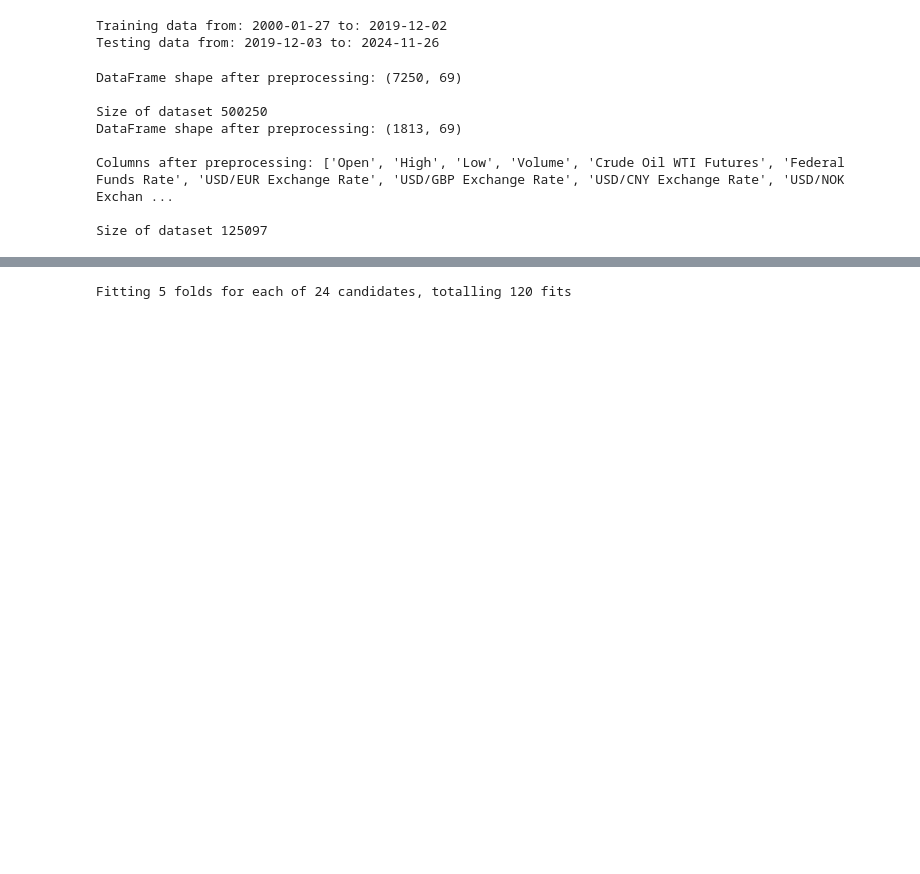
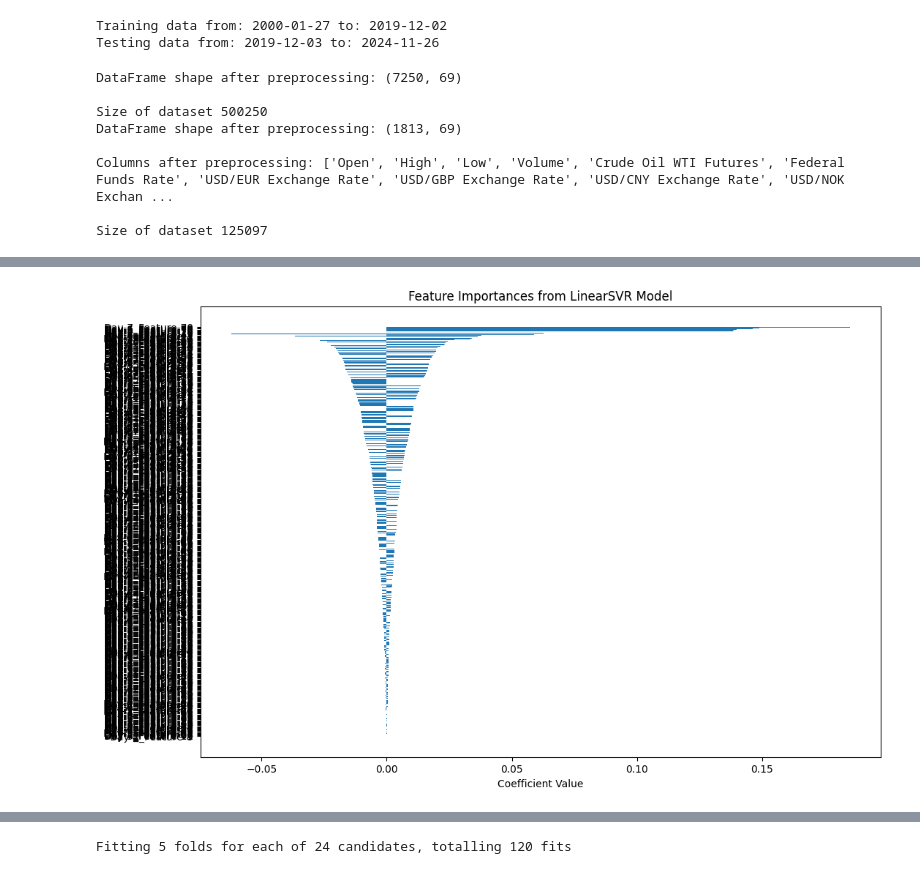
Before and after one commit to KareemAbedHelmy/StockPrediction, a Jupyter notebook: LeeFiles/data_preprocessingv3_dataset3.ipynb, the cells around one changed output, grey strips where cells are left out. Drawn from its saved outputs; the diff is of its cells as text; code cells hidden in the pictures; blank space fills up the shorter version.

```diff
--- a/LeeFiles/data_preprocessingv3_dataset3.ipynb
+++ b/LeeFiles/data_preprocessingv3_dataset3.ipynb
@@ -869,19 +929,29 @@ Fitting 5 folds for each of 25 candidates, totalling 125 fits
 # %%
 # Analyze feature importances (coefficients)
 feature_names = []
 num_features = scaled_train_data.shape[1]  # Total number of features per day
 for i in range(7):  # For each day in the window
     for j in range(num_features):
         feature_names.append(f"Day-{i+1}_Feature-{j+1}")
 
 coefficients = best_svr.coef_
 
 # Create a DataFrame for coefficients
 coef_df = pd.DataFrame({
     'Feature': feature_names,
     'Coefficient': coefficients
 })
 
 # Sort coefficients by absolute value
 coef_df['Abs_Coefficient'] = coef_df['Coefficient'].abs()
 coef_df.sort_values(by='Abs_Coefficient', ascending=False, inplace=True)
+
+# Plot the feature importances
+plt.figure(figsize=(12, 8))
+plt.barh(coef_df['Feature'], coef_df['Coefficient'])
+plt.xlabel('Coefficient Value')
+plt.title('Feature Importances from LinearSVR Model')
+plt.gca().invert_yaxis()
+plt.show()
+# %% [output]
+[figure, added]
```
Also changed, not shown: parts of 11 cells of this notebook, 2 other files.
